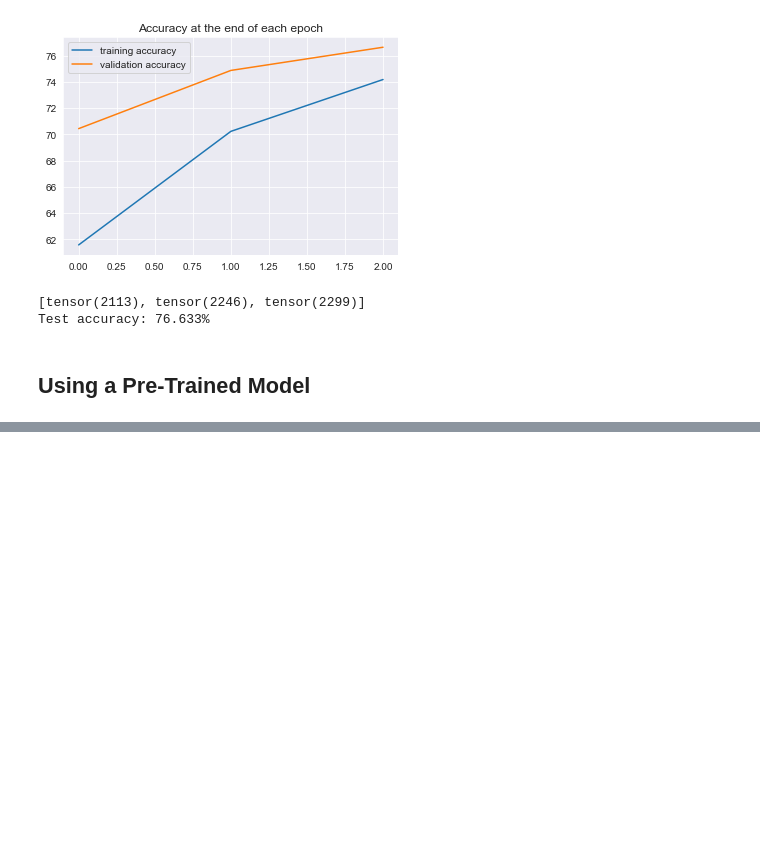
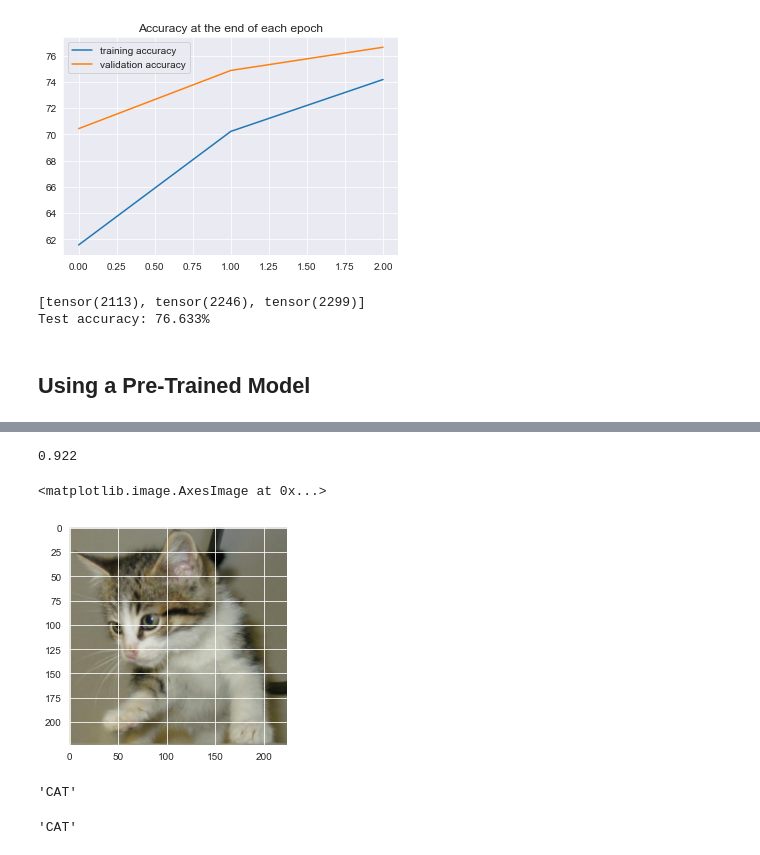
Before and after one commit to abhiroop43/ml_practice, a Jupyter notebook: cnn_custom_images.ipynb, the cells around one changed output, grey strips where cells are left out. Saved outputs shown, nothing was run; the diff lists cells and outputs as text; code cells hidden in the pictures; blank space fills up the shorter version.

```diff
--- a/cnn_custom_images.ipynb
+++ b/cnn_custom_images.ipynb
@@ -238,0 +386,30 @@ Test accuracy: 76.633%
+# %%
+print(test_correct[-1].item()/3000)
+# %% [output]
+0.922
+# %%
+image_index = 666
+
+im = inv_normalize(test_data[image_index][0])
+plt.imshow(np.transpose(im.numpy(), (1,2,0)))
+# %% [output]
+<matplotlib.image.AxesImage at 0x...>
+[figure, added]
+# %%
+CNNmodel.eval()
+
+with torch.no_grad():
+    new_pred = CNNmodel(test_data[image_index][0].view(1,3,224,224)).argmax()
+
+class_names[new_pred.item()]
+# %% [output]
+'CAT'
+# %%
+AlexNetmodel.eval()
+
+with torch.no_grad():
+    new_pred = AlexNetmodel(test_data[image_index][0].view(1,3,224,224)).argmax()
+
+class_names[new_pred.item()]
+# %% [output]
+'CAT'
```
Also changed, not shown: parts of 8 cells of this notebook.
